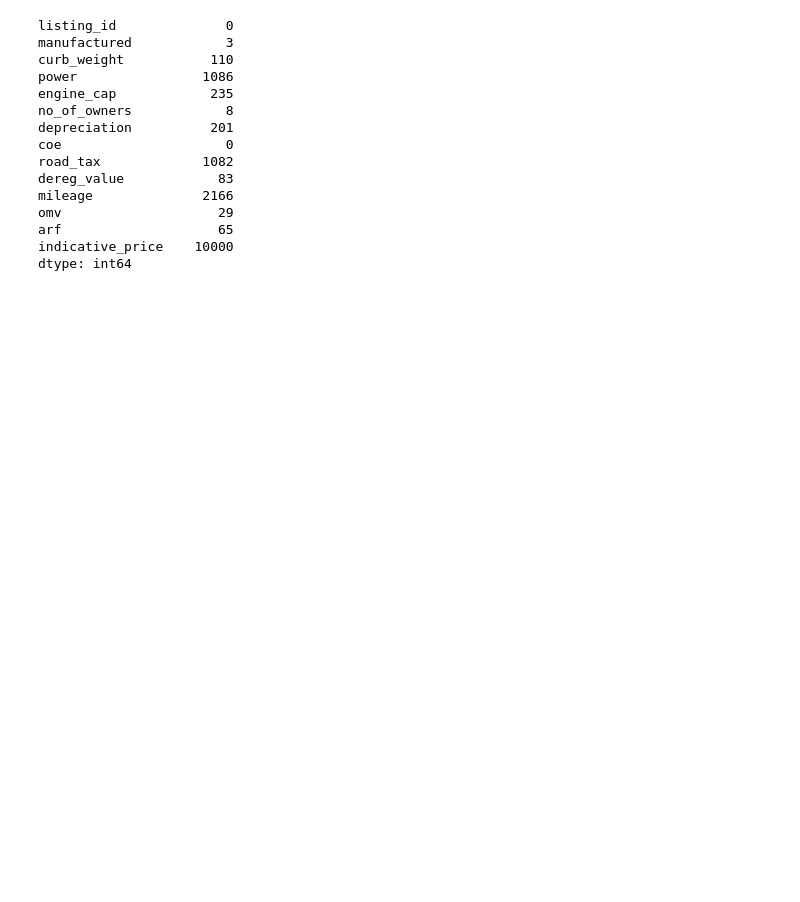
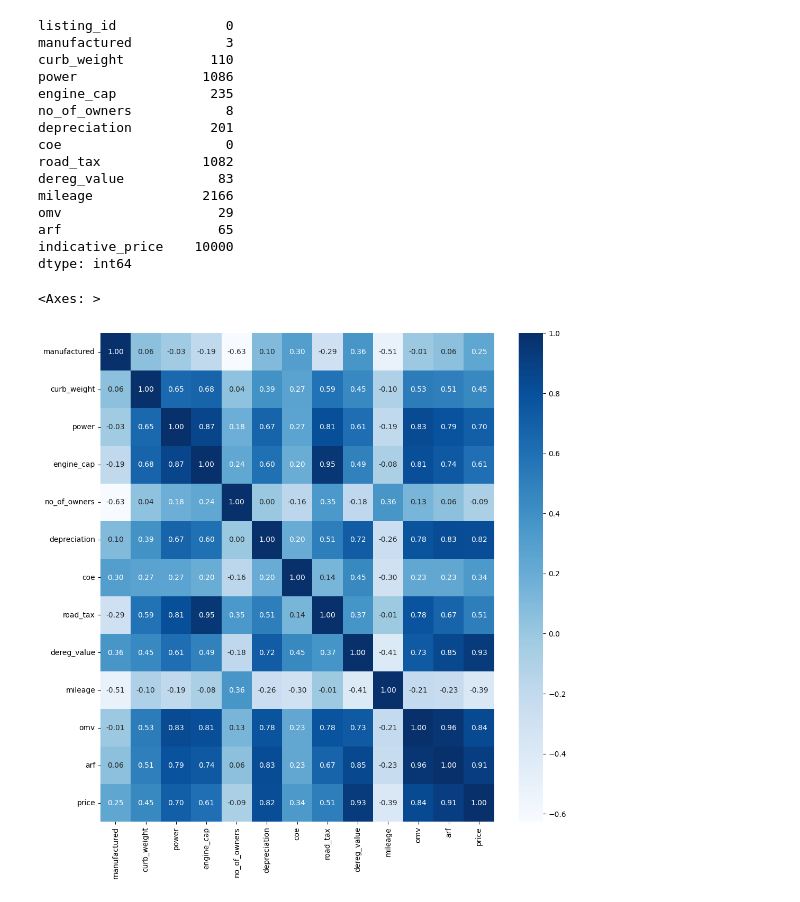
Before and after one commit to JunjieZ728/CS5228-Project, a Jupyter notebook: cs5228project.ipynb, the cells around one changed output. Saved outputs shown, nothing was run; the diff lists cells and outputs as text; code cells hidden in the pictures; blank space fills up the shorter version.

```diff
--- a/cs5228project.ipynb
+++ b/cs5228project.ipynb
@@ -98,3 +166,11 @@ omv                    29
 arf                    65
 indicative_price    10000
 dtype: int64
+# %%
+train_data.corr()
+fig, ax = plt.subplots()
+fig.set_size_inches(12,12)
+sns.heatmap(data=train_data.corr(),annot=True,cbar=True,fmt='.2f',cmap='Blues')
+# %% [output]
+<Axes: >
+[figure, added]
```
Also changed, not shown: parts of 29 cells of this notebook, 2 other files.
